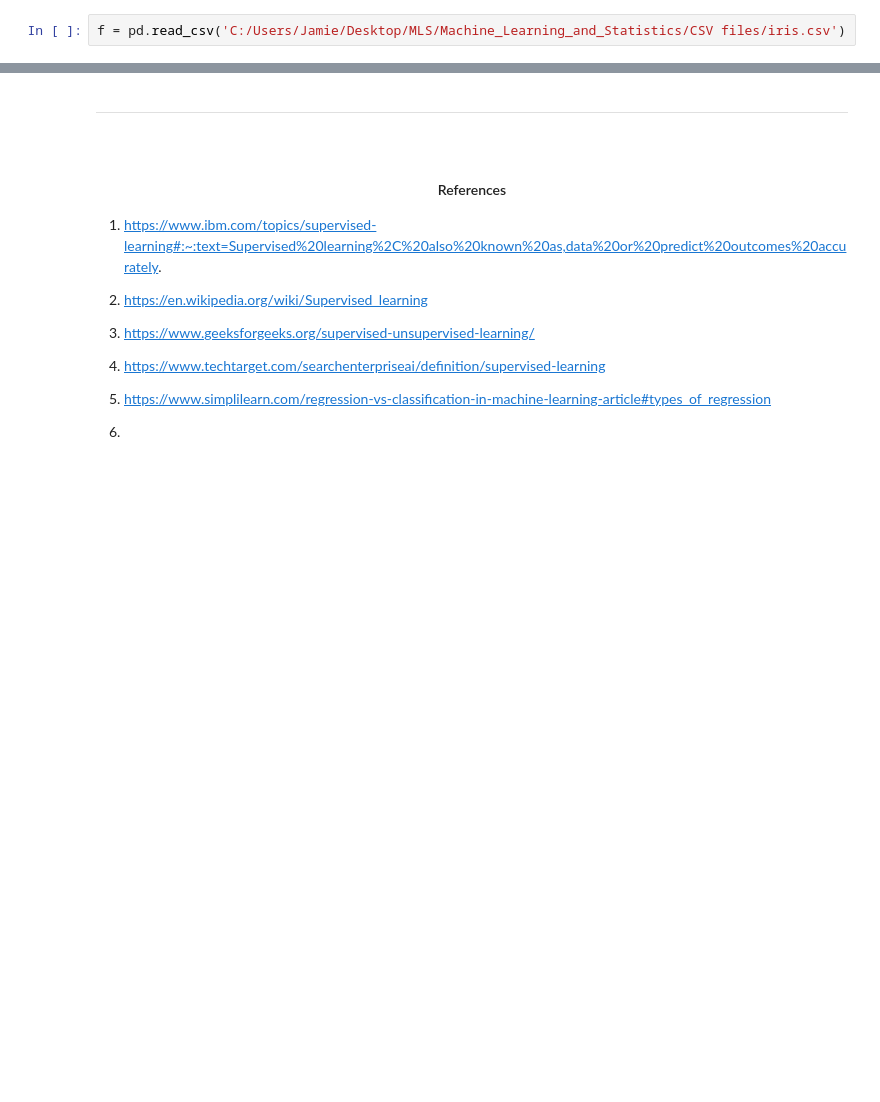
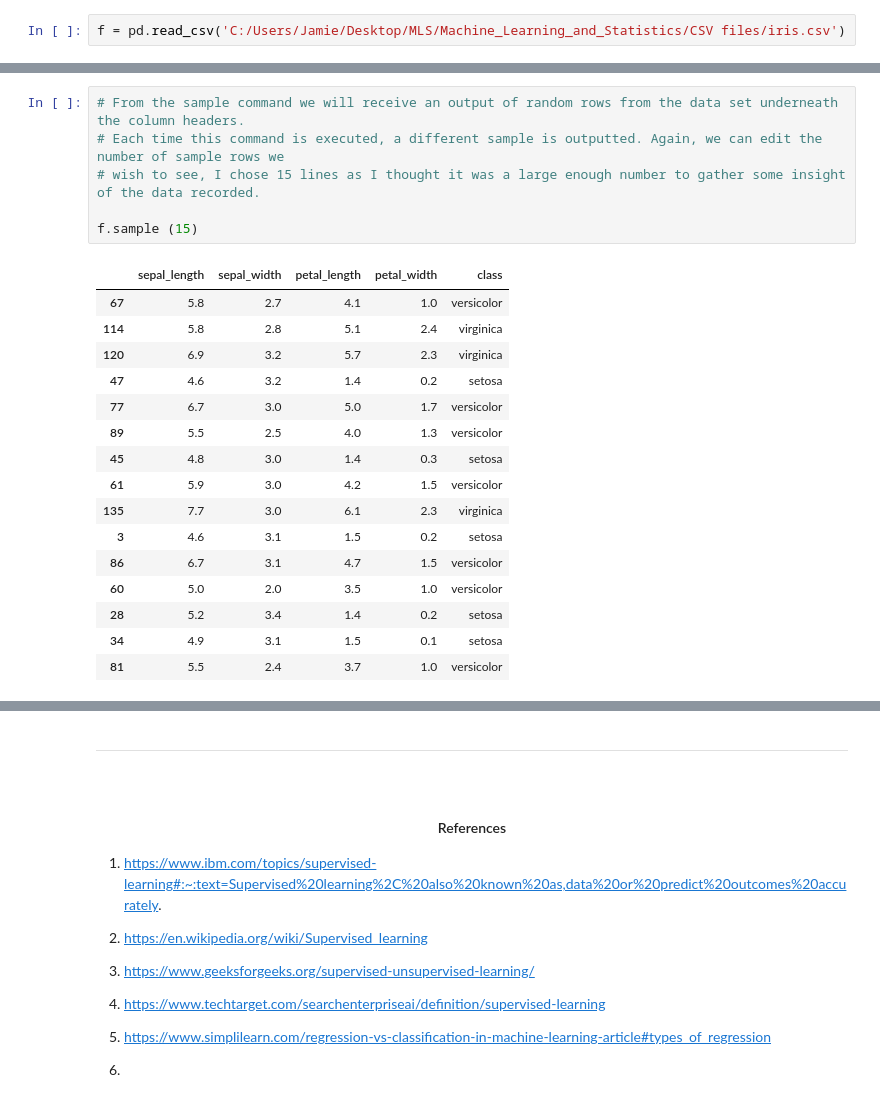
Before and after one commit to JTohall/Machine_Learning_and_Statistics, a Jupyter notebook: Project.ipynb, the cells around one changed output, grey strips where cells are left out. Saved outputs shown, nothing was run; the diff lists cells and outputs as text; blank space fills up the shorter version.

Commit message:
data analysis

```diff
--- a/Project.ipynb
+++ b/Project.ipynb
@@ -219,0 +287,23 @@ f = pd.read_csv('C:/Users/Jamie/Desktop/MLS/Machine_Learning_and_Statistics/CSV
+# %%
+# From the sample command we will receive an output of random rows from the data set underneath the column headers.
+# Each time this command is executed, a different sample is outputted. Again, we can edit the number of sample rows we
+# wish to see, I chose 15 lines as I thought it was a large enough number to gather some insight of the data recorded.
+
+f.sample (15)
+# %% [output]
+|  | sepal_length | sepal_width | petal_length | petal_width | class |
+| 67 | 5.8 | 2.7 | 4.1 | 1.0 | versicolor |
+| 114 | 5.8 | 2.8 | 5.1 | 2.4 | virginica |
+| 120 | 6.9 | 3.2 | 5.7 | 2.3 | virginica |
+| 47 | 4.6 | 3.2 | 1.4 | 0.2 | setosa |
+| 77 | 6.7 | 3.0 | 5.0 | 1.7 | versicolor |
+| 89 | 5.5 | 2.5 | 4.0 | 1.3 | versicolor |
+| 45 | 4.8 | 3.0 | 1.4 | 0.3 | setosa |
+| 61 | 5.9 | 3.0 | 4.2 | 1.5 | versicolor |
+| 135 | 7.7 | 3.0 | 6.1 | 2.3 | virginica |
+| 3 | 4.6 | 3.1 | 1.5 | 0.2 | setosa |
+| 86 | 6.7 | 3.1 | 4.7 | 1.5 | versicolor |
+| 60 | 5.0 | 2.0 | 3.5 | 1.0 | versicolor |
+| 28 | 5.2 | 3.4 | 1.4 | 0.2 | setosa |
+| 34 | 4.9 | 3.1 | 1.5 | 0.1 | setosa |
+| 81 | 5.5 | 2.4 | 3.7 | 1.0 | versicolor |
```
Also changed, not shown: parts of 17 cells of this notebook.
